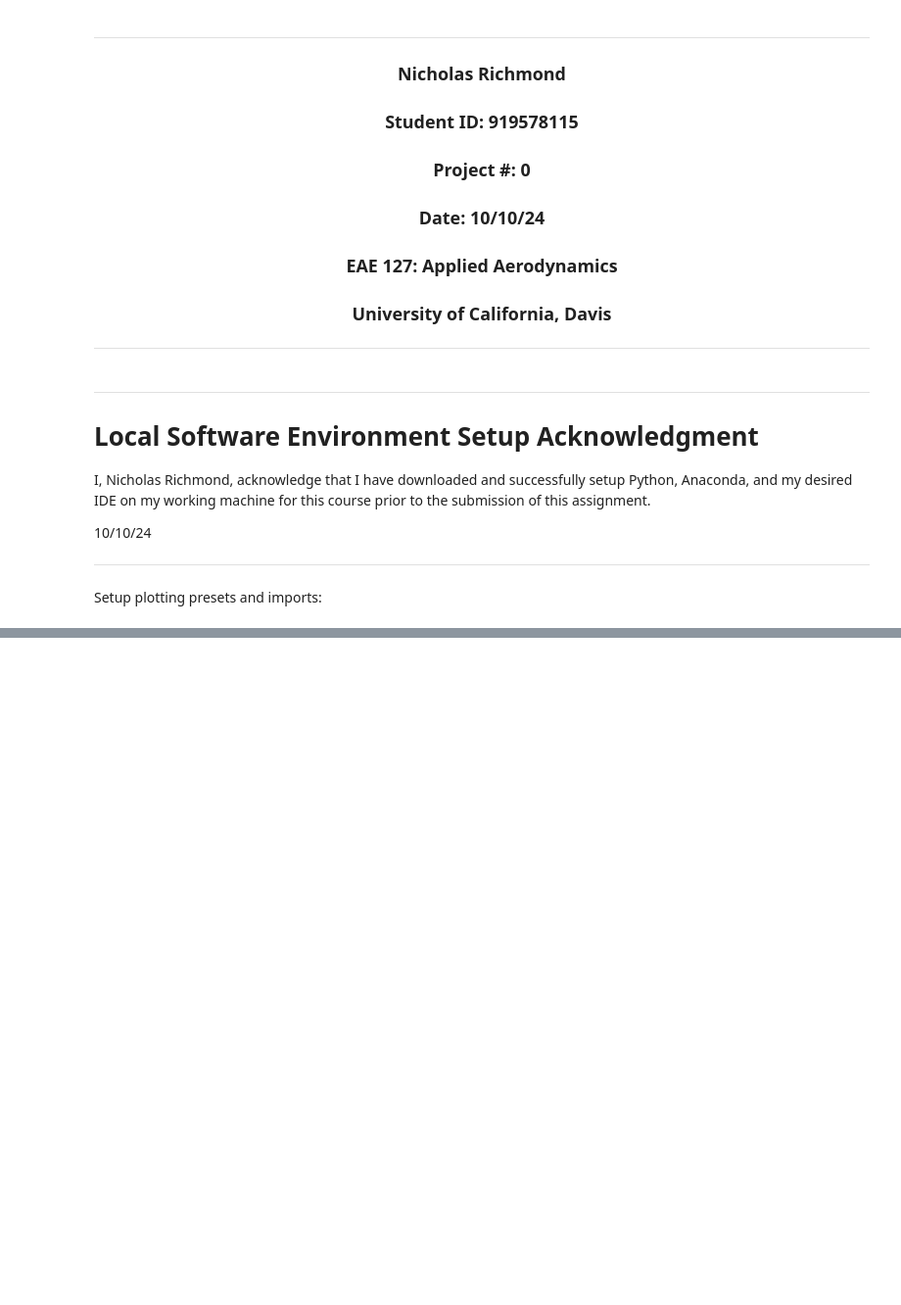
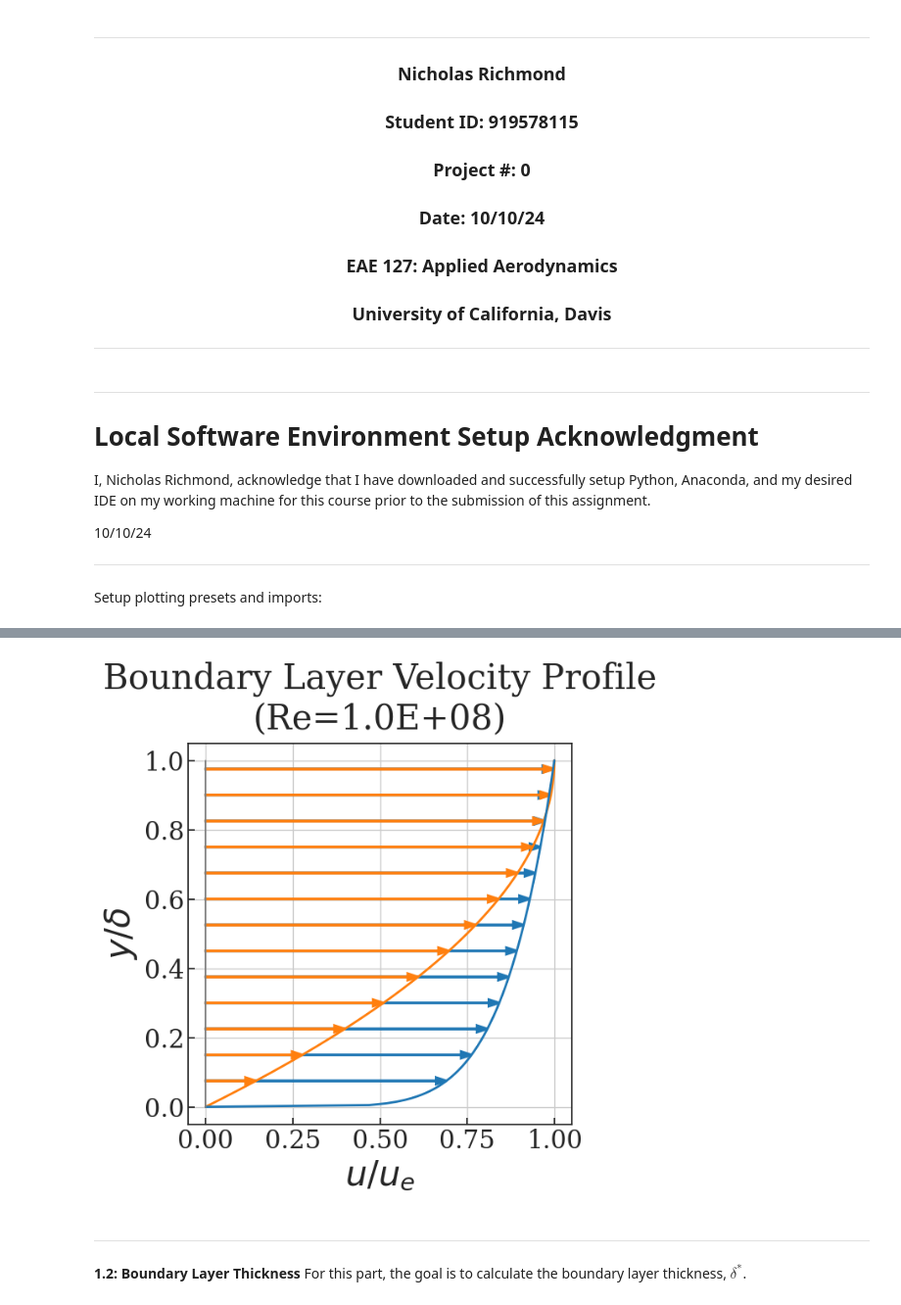
Before and after one commit to ndrichmond/EAE127, a Jupyter notebook: Project 0/Project 0.ipynb, the cells around one changed output, grey strips where cells are left out. Shown at 98% size. Saved outputs shown, nothing was run; the diff lists cells and outputs as text; code cells hidden in the pictures; blank space fills up the shorter version.

```diff
--- a/Project 0/Project 0.ipynb
+++ b/Project 0/Project 0.ipynb
@@ -112,3 +111,50 @@ where $\frac{y}{\delta}$ is the vertical coordinate in the boundary layer at som
 layer (where y = d).
 
 <hr>
+# %%
+# Initialize x and y variables
+ynon = np.linspace(0,1,201) #creates an array of 200 numbers evenly ranging from 0 to 1
+
+unonL = 2*(ynon)-(ynon)**2 #Laminar boundary layer velocity distribution
+unonT = ynon**(1/7) #Turbulent boundary layer velocity distribution
+
+Re = 1e8
+# %%
+# Plot distribution for a visual representation. Non-dimensional y is on the vertical axis for a more intuitive plot TODO: add legend
+
+plt.figure(figsize=(6,6))
+plt.title('Boundary Layer Velocity Profile\n(Re={:1.1E})'.format(Re))
+plt.xlabel("$u/u_e$") #Label x axis (dollar signs are for number formatting using LaTeX)
+plt.ylabel("$y / \\delta$") #Label y axis
+line = 2 #linewidth
+
+plt.plot(unonL,ynon,color=colors[1],linewidth = line) #plot laminar boundary layer profile
+plt.plot(unonT,ynon,color=colors[0],linewidth = line) #plot turbulent boundary layer profile
+
+vertzeroline = np.zeros(len(ynon))
+
+plt.plot(vertzeroline,ynon,color=colors[7]) #plot a vertical reference line at u/ue = 0
+
+#Add arrows:
+wd,ln = 0.02,0.03
+for i in range(0, len(ynon), 15):
+    if abs(unonT[i]) < ln:
+        plt.plot([0, unonT[i]], [ynon[i], ynon[i]], color=colors[0],linewidth=line)
+    else:
+        plt.arrow(0, ynon[i], unonT[i]-ln, 0, head_width=wd, head_length=ln, fc=colors[0], ec=colors[0], linewidth=line)
+
+
+for i in range(0, len(ynon), 15):
+    if abs(unonL[i]) < ln:
+        plt.plot([0, unonL[i]], [ynon[i], ynon[i]], color=colors[1],linewidth=line)
+    else:
+        plt.arrow(0, ynon[i], unonL[i]-ln, 0, head_width=wd, head_length=ln, fc=colors[1], ec=colors[1], linewidth=line)
+
+plt.show()
+# %% [output]
+[figure, added]
+# %% [markdown]
+<hr>
+
+**1.2: Boundary Layer Thickness**
+For this part, the goal is to calculate the boundary layer thickness, $\delta^*$.
```
